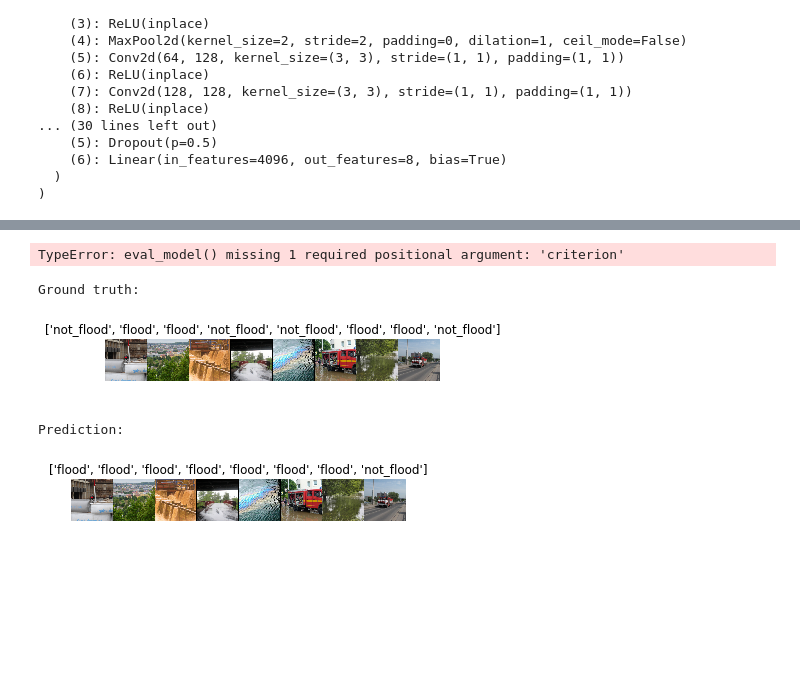
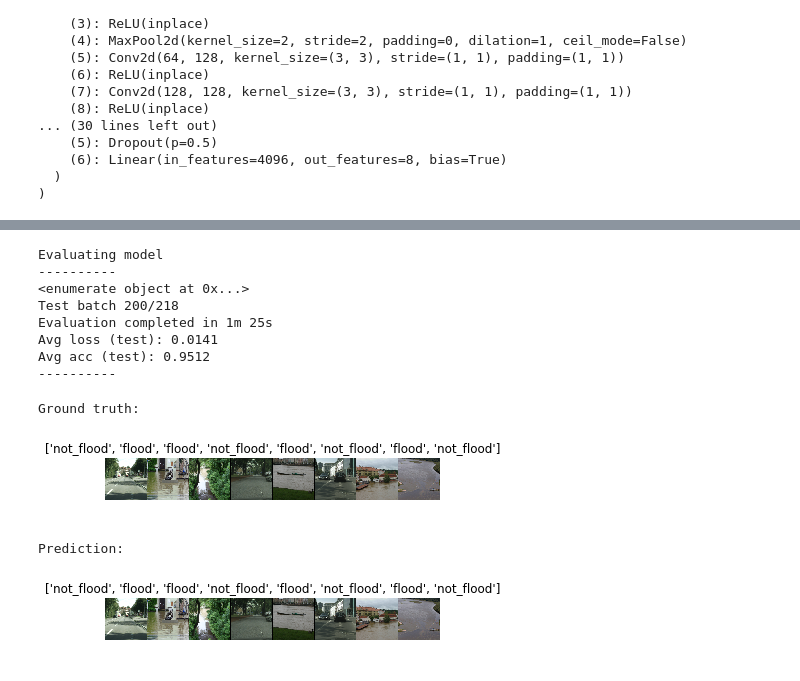
Before and after one commit to heidichen7/flooding, a Jupyter notebook: baseline/baseline-vgg-local-2.ipynb, the cells around one changed output, grey strips where cells are left out. Drawn from its saved outputs; the diff is of its cells as text; code cells hidden in the pictures; blank space fills up the shorter version.

```diff
--- a/baseline/baseline-vgg-local-2.ipynb
+++ b/baseline/baseline-vgg-local-2.ipynb
@@ -50,6 +53,9 @@ else:
 
 print(vgg16.classifier[6].out_features) # 1000
 
+if torch.cuda.device_count() > 1:
+    print("using multiple gpus")
+    vgg16 = nn.DataParallel(vgg16)
 
 # Freeze training for all layers
 for param in vgg16.features.parameters():
@@ -83,7 +89,7 @@ VGG(
 if use_gpu:
     vgg16.cuda() #.cuda() will move everything to the GPU side
 
-criterion = nn.CrossEntropyLoss()
+criterion = nn.CrossEntropyLoss().cuda()
 
 optimizer_ft = optim.SGD(vgg16.parameters(), lr=0.001, momentum=0.9)
 exp_lr_scheduler = lr_scheduler.StepLR(optimizer_ft, step_size=7, gamma=0.1)
@@ -110,4 +116,4 @@ Prediction:
 # %%
-vgg16_trained = train_model(train_data, val_data, vgg16, criterion, optimizer_ft, exp_lr_scheduler)
+vgg16_trained, loss_hist, train_acc_hist, val_acc_hist = train_model(train_data, val_data, vgg16, criterion, optimizer_ft, exp_lr_scheduler, 10)
 print (vgg16_trained)
 torch.save(vgg16.state_dict(), 'itried.pt')
@@ -114,11 +143,18 @@ torch.save(vgg16.state_dict(), 'itried.pt')
 # %%
 eval_model(vgg16_trained, test_data, criterion)
 # %% [output]
-TypeError: eval_model() missing 1 required positional argument: 'criterion'
+Evaluating model
+----------
+<enumerate object at 0x...>
+Test batch 200/218
+Evaluation completed in 1m 25s
+Avg loss (test): 0.0141
+Avg acc (test): 0.9512
+----------
 # %%
-visualize_model(vgg16_trained)
+visualize_model(vgg16_trained, test_data)
 # %% [output]
 Ground truth:
-[figure, old version]
+[figure, new version]
 Prediction:
-[figure, old version]
+[figure, new version]
```
Also changed, not shown: parts of 10 cells of this notebook, 2 other files.
